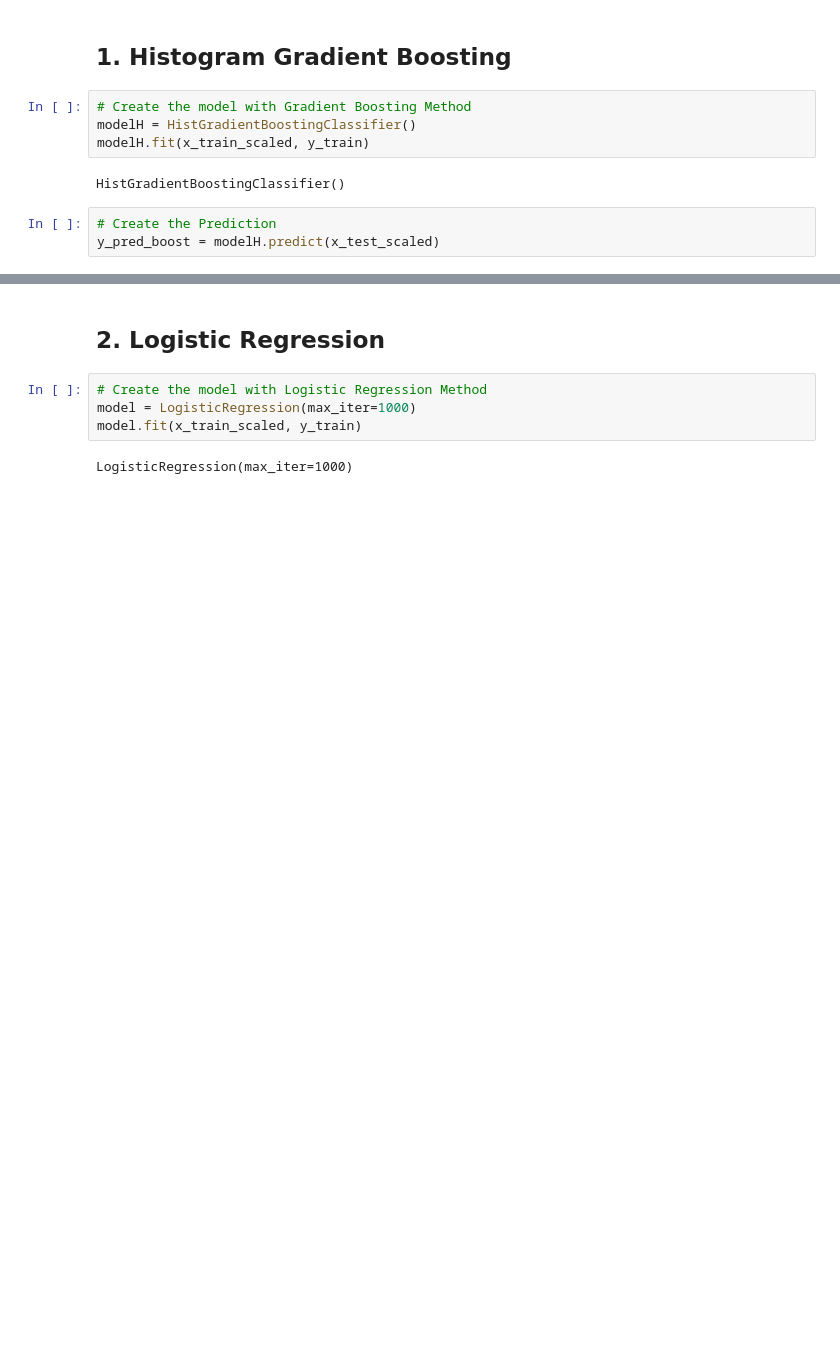
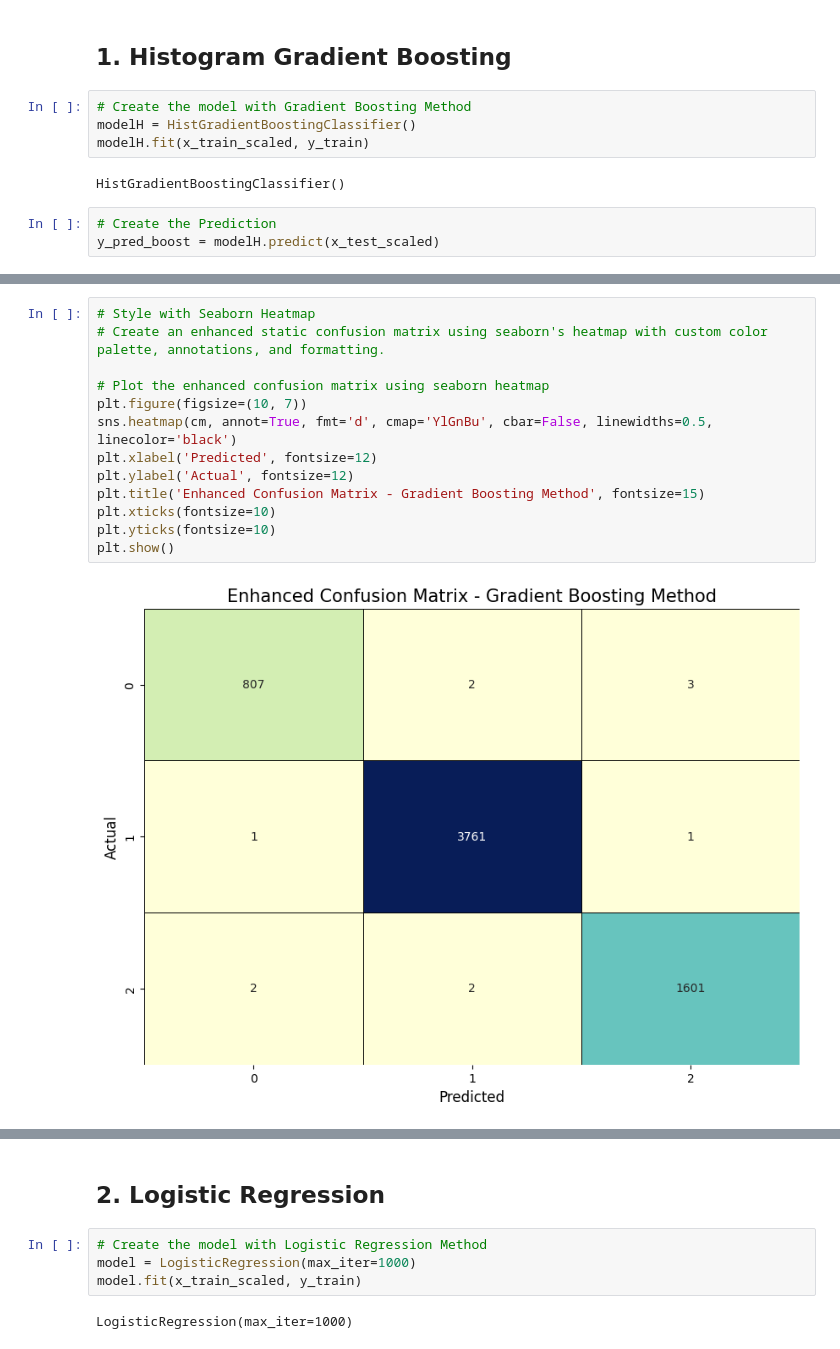
Before and after one commit to Adityak8340/PavmentConditionPrediction, a Jupyter notebook: Road Condition prediction.ipynb, the cells around one changed output, grey strips where cells are left out. Cells and saved outputs as stored; diff of their text form; blank space fills up the shorter version.

```diff
--- a/Road Condition prediction.ipynb
+++ b/Road Condition prediction.ipynb
@@ -792,0 +811,15 @@ weighted avg       1.00      1.00      1.00      6180
+# %%
+# Style with Seaborn Heatmap
+# Create an enhanced static confusion matrix using seaborn's heatmap with custom color palette, annotations, and formatting.
+
+# Plot the enhanced confusion matrix using seaborn heatmap
+plt.figure(figsize=(10, 7))
+sns.heatmap(cm, annot=True, fmt='d', cmap='YlGnBu', cbar=False, linewidths=0.5, linecolor='black')
+plt.xlabel('Predicted', fontsize=12)
+plt.ylabel('Actual', fontsize=12)
+plt.title('Enhanced Confusion Matrix - Gradient Boosting Method', fontsize=15)
+plt.xticks(fontsize=10)
+plt.yticks(fontsize=10)
+plt.show()
+# %% [output]
+[figure, added]
```
Also changed, not shown: parts of 7 cells of this notebook, 2 other files.
